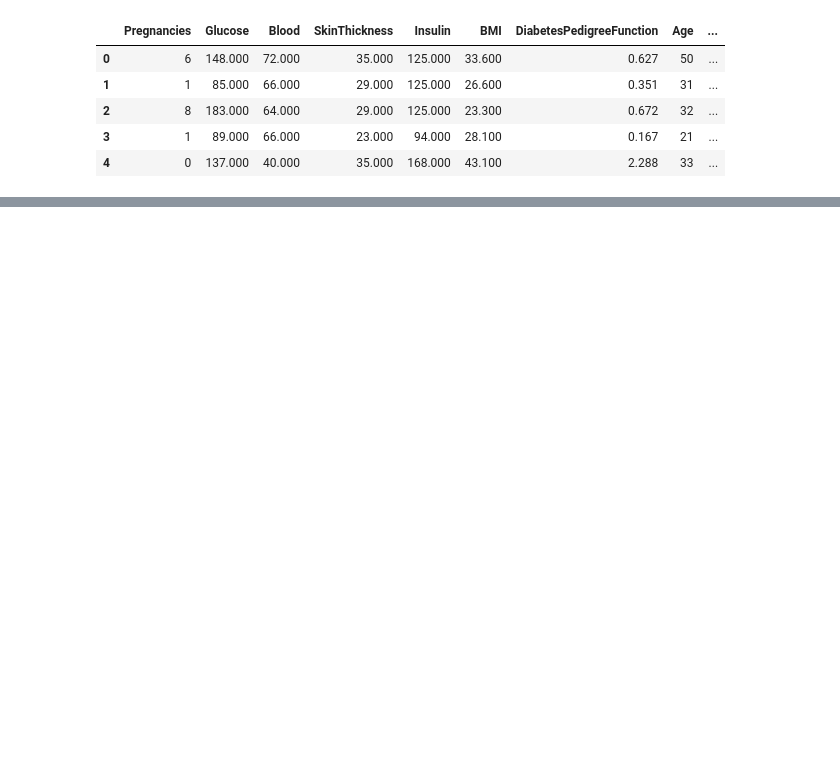
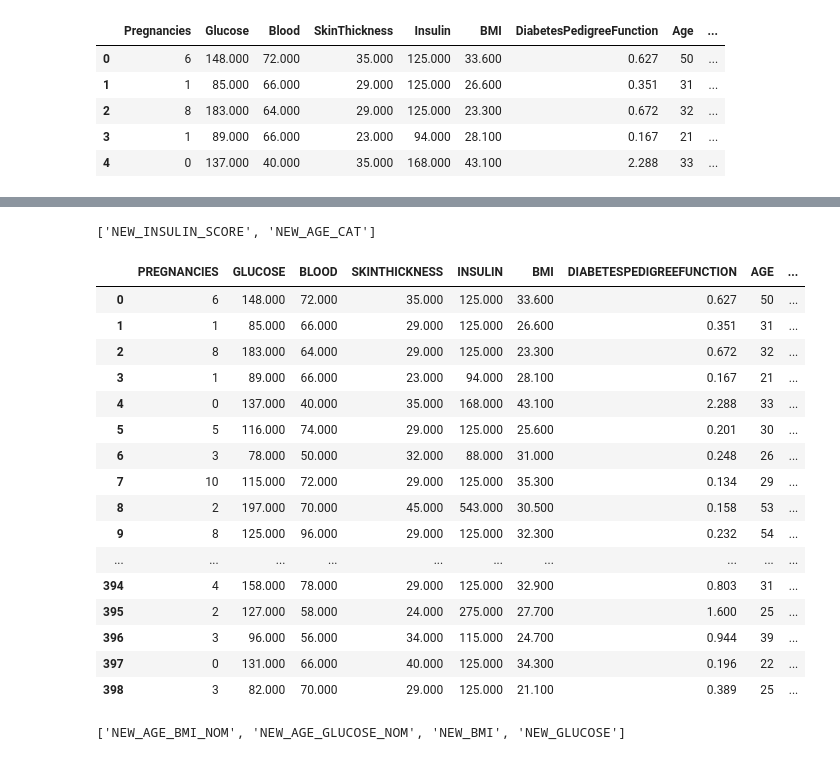
Before and after one commit to emsalozkan/5-Feature-Engineering, a Jupyter notebook: notebooks/cs_diabetes_nb.ipynb, the cells around one changed output, grey strips where cells are left out. Cells and saved outputs as stored; diff of their text form; code cells hidden in the pictures; blank space fills up the shorter version.

```diff
--- a/notebooks/cs_diabetes_nb.ipynb
+++ b/notebooks/cs_diabetes_nb.ipynb
@@ -601,0 +636,38 @@ memory usage: 86.0+ KB
+# %%
+#LABEL ENCODING
+
+binary_cols = [col for col in df.columns if df[col].dtypes == "O" and df[col].nunique() == 2]
+binary_cols
+# %% [output]
+['NEW_INSULIN_SCORE', 'NEW_AGE_CAT']
+# %%
+for col in binary_cols:
+    df = label_encoding(df, col)
+# %%
+df.head()
+# %% [output]
+|  | PREGNANCIES | GLUCOSE | BLOOD | SKINTHICKNESS | INSULIN | BMI | DIABETESPEDIGREEFUNCTION | AGE | ... |
+| 0 | 6 | 148.000 | 72.000 | 35.000 | 125.000 | 33.600 | 0.627 | 50 | ... |
+| 1 | 1 | 85.000 | 66.000 | 29.000 | 125.000 | 26.600 | 0.351 | 31 | ... |
+| 2 | 8 | 183.000 | 64.000 | 29.000 | 125.000 | 23.300 | 0.672 | 32 | ... |
+| 3 | 1 | 89.000 | 66.000 | 23.000 | 94.000 | 28.100 | 0.167 | 21 | ... |
+| 4 | 0 | 137.000 | 40.000 | 35.000 | 168.000 | 43.100 | 2.288 | 33 | ... |
+| 5 | 5 | 116.000 | 74.000 | 29.000 | 125.000 | 25.600 | 0.201 | 30 | ... |
+| 6 | 3 | 78.000 | 50.000 | 32.000 | 88.000 | 31.000 | 0.248 | 26 | ... |
+| 7 | 10 | 115.000 | 72.000 | 29.000 | 125.000 | 35.300 | 0.134 | 29 | ... |
+| 8 | 2 | 197.000 | 70.000 | 45.000 | 543.000 | 30.500 | 0.158 | 53 | ... |
+| 9 | 8 | 125.000 | 96.000 | 29.000 | 125.000 | 32.300 | 0.232 | 54 | ... |
+| ... | ... | ... | ... | ... | ... | ... | ... | ... | ... |
+| 394 | 4 | 158.000 | 78.000 | 29.000 | 125.000 | 32.900 | 0.803 | 31 | ... |
+| 395 | 2 | 127.000 | 58.000 | 24.000 | 275.000 | 27.700 | 1.600 | 25 | ... |
+| 396 | 3 | 96.000 | 56.000 | 34.000 | 115.000 | 24.700 | 0.944 | 39 | ... |
+| 397 | 0 | 131.000 | 66.000 | 40.000 | 125.000 | 34.300 | 0.196 | 22 | ... |
+| 398 | 3 | 82.000 | 70.000 | 29.000 | 125.000 | 21.100 | 0.389 | 25 | ... |
+# %%
+# One-Hot Encoding İşlemi
+# cat_cols listesinin güncelleme işlemi
+
+cat_cols = [col for col in cat_cols if col not in binary_cols and col not in ["OUTCOME"]]
+cat_cols
+# %% [output]
+['NEW_AGE_BMI_NOM', 'NEW_AGE_GLUCOSE_NOM', 'NEW_BMI', 'NEW_GLUCOSE']
```
Also changed, not shown: parts of 9 cells of this notebook, 2 other files.
